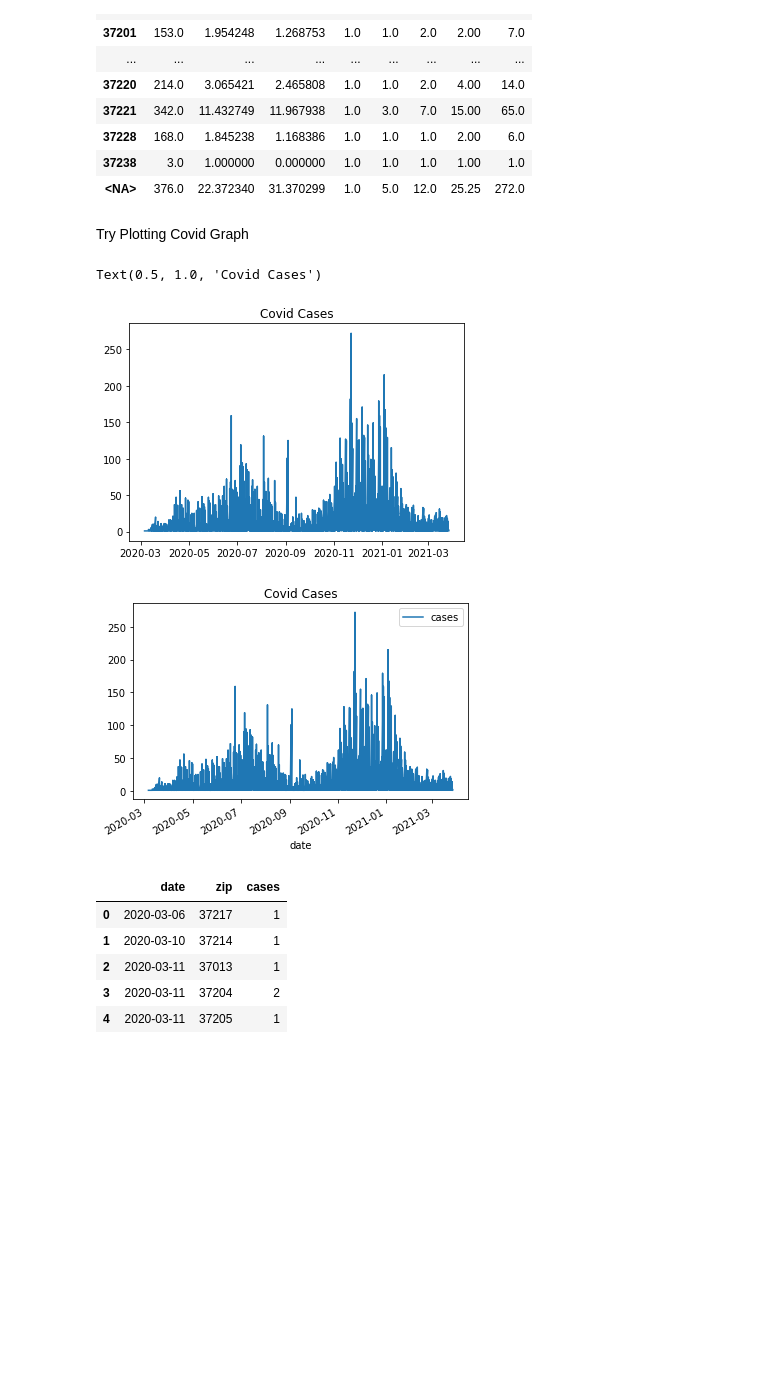
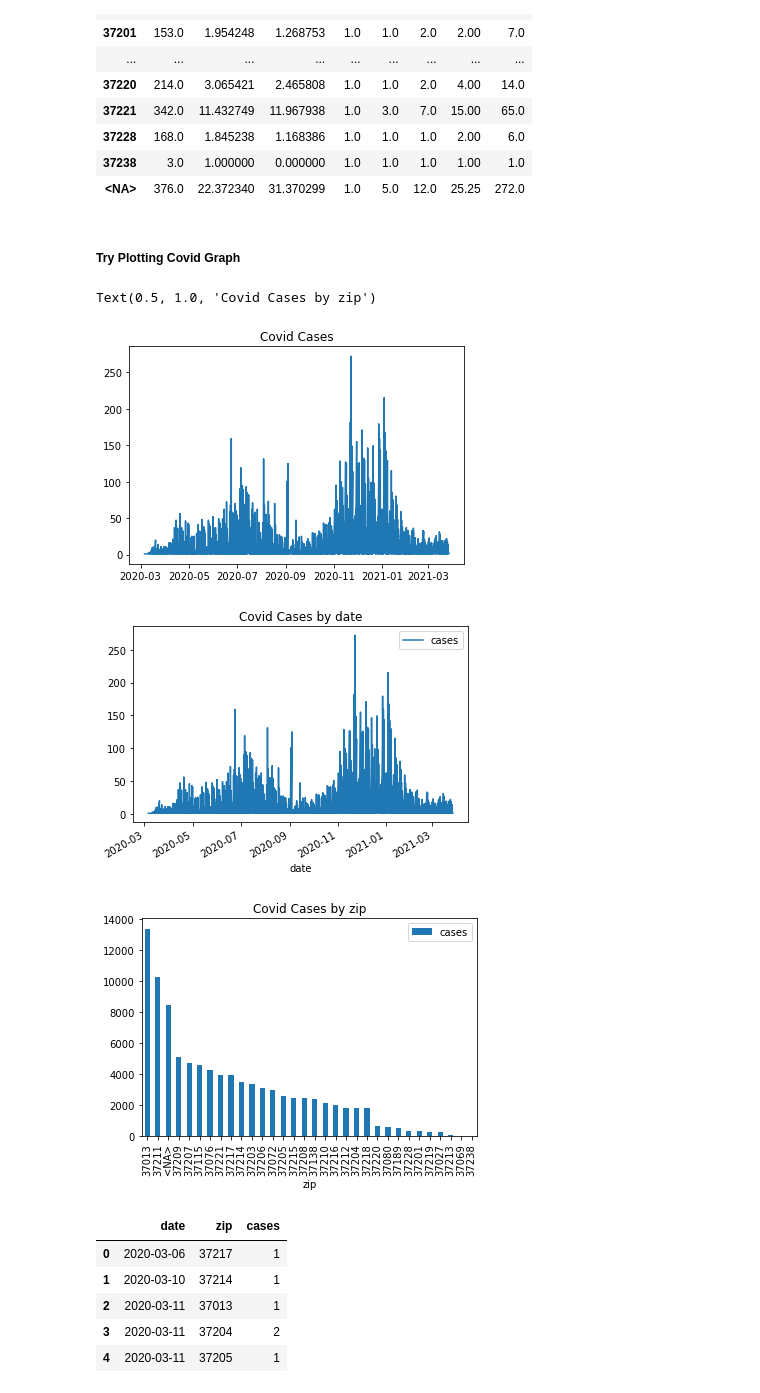
Before and after one commit to Engu12/nash-covid-cases-vaccines-honky_tonkin, a Jupyter notebook: notebook/EDAbook.ipynb, the cells around one changed output. Drawn from its saved outputs; the diff is of its cells as text; code cells hidden in the pictures; blank space fills up the shorter version.

Commit message:
Plot 10top zips

```diff
--- a/notebook/EDAbook.ipynb
+++ b/notebook/EDAbook.ipynb
@@ -179,6 +203,8 @@ Name: zip, dtype: int64
 # %%
 #cases per zipcode
 covid_zip_summary =covidzip_df.groupby(['zip'],as_index=False)['cases'].sum()
+#Sort by total number of cases
+covid_zip_summary =covid_zip_summary.sort_values('cases', ascending=False)
 covid_zip_summary
 # %% [output]
 |  | zip | cases |
@@ -245,28 +351,28 @@ covid_by_zip_df.describe()
 | 37238 | 3.0 | 1.000000 | 0.000000 | 1.0 | 1.0 | 1.0 | 1.00 | 1.0 |
 | <NA> | 376.0 | 22.372340 | 31.370299 | 1.0 | 5.0 | 12.0 | 25.25 | 272.0 |
 # %% [markdown]
-
-Try Plotting Covid Graph
+##### Try Plotting Covid Graph
 # %%
 
 #plt.figure(figsize=(10, 6))
 #covidzip_df = covidzip_df.sort_values('cases')
 # Map a plot date vs cases
 
 plt.plot('date', 'cases', data = covidzip_df)
 # plt.xticks(rotation = 50)
 plt.title('Covid Cases')
 # the semi-colon supresses the output line
 
 covidzip_df.plot.line('date','cases')
-plt.title('Covid Cases')
+plt.title('Covid Cases by date')
 
-#covidzip_df.plot.bar('zip','cases')
-#plt.title('Covid Cases by zip')
+covid_zip_summary.plot.bar('zip','cases')
+plt.title('Covid Cases by zip')
 # %% [output]
-Text(0.5, 1.0, 'Covid Cases')
+Text(0.5, 1.0, 'Covid Cases by zip')
 [figure]
-[figure, old version]
+[figure, new version]
+[figure, added]
 # %%
 covidzip_df.head()
 # %% [output]
```
Also changed, not shown: parts of 32 cells of this notebook, 3 other files.
